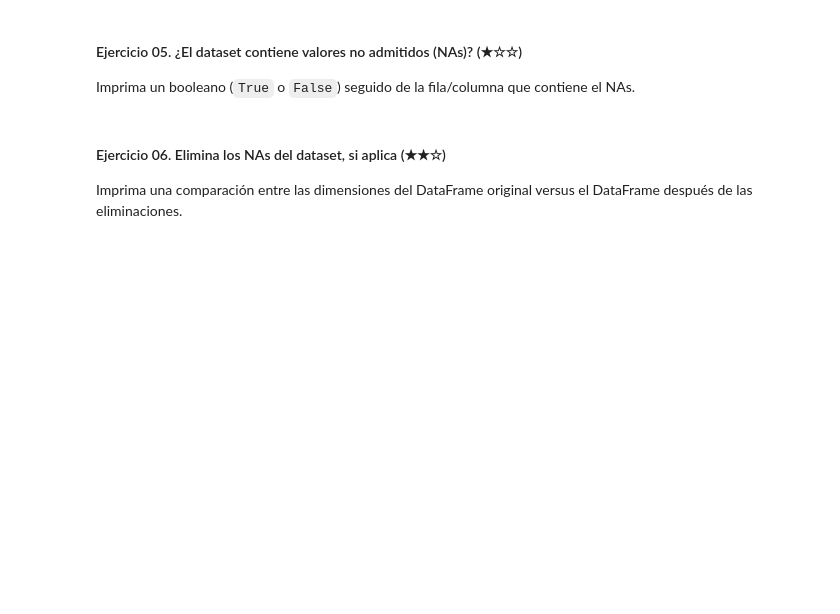
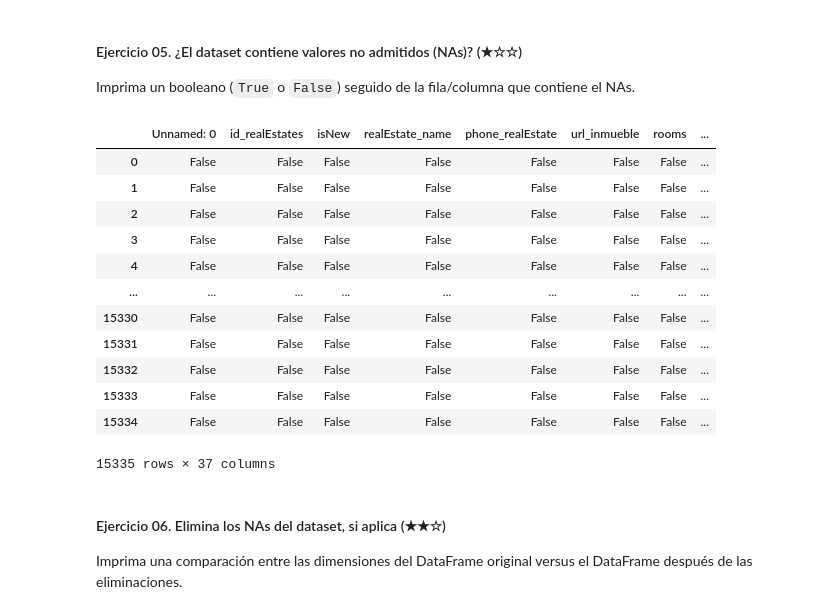
Before and after one commit to 4GeeksAcademy/Proyecto_final_prework_realestate-datacleanup-exercise, a Jupyter notebook: project.es.ipynb, the cells around one changed output. Saved outputs shown, nothing was run; the diff lists cells and outputs as text; code cells hidden in the pictures; blank space fills up the shorter version.

```diff
--- a/project.es.ipynb
+++ b/project.es.ipynb
@@ -104,6 +126,25 @@ Arganda del Rey, Fuenlabrada, Boadilla del Monte, Fuenlabrada, Arganda del Rey,
 Imprima un booleano (`True` o `False`) seguido de la fila/columna que contiene el NAs.
 # %%
 # TODO
+import pandas as pd
+datos=pd.read_csv('assets/real_estate.csv', sep=';')
+vacio= pd.DataFrame(data=datos) #creo var para localizacion de datos vacíos
+
+vacio.isna() #identifico e imprimo lista modificada con funcion .isna()->detenca valores Nas y modifica dato a variable bool
+# %% [output]
+|  | Unnamed: 0 | id_realEstates | isNew | realEstate_name | phone_realEstate | url_inmueble | rooms | ... |
+| 0 | False | False | False | False | False | False | False | ... |
+| 1 | False | False | False | False | False | False | False | ... |
+| 2 | False | False | False | False | False | False | False | ... |
+| 3 | False | False | False | False | False | False | False | ... |
+| 4 | False | False | False | False | False | False | False | ... |
+| ... | ... | ... | ... | ... | ... | ... | ... | ... |
+| 15330 | False | False | False | False | False | False | False | ... |
+| 15331 | False | False | False | False | False | False | False | ... |
+| 15332 | False | False | False | False | False | False | False | ... |
+| 15333 | False | False | False | False | False | False | False | ... |
+| 15334 | False | False | False | False | False | False | False | ... |
+15335 rows × 37 columns
 # %% [markdown]
 #### Ejercicio 06. Elimina los NAs del dataset, si aplica (★★☆)
 
```
Also changed, not shown: parts of 7 cells of this notebook.
